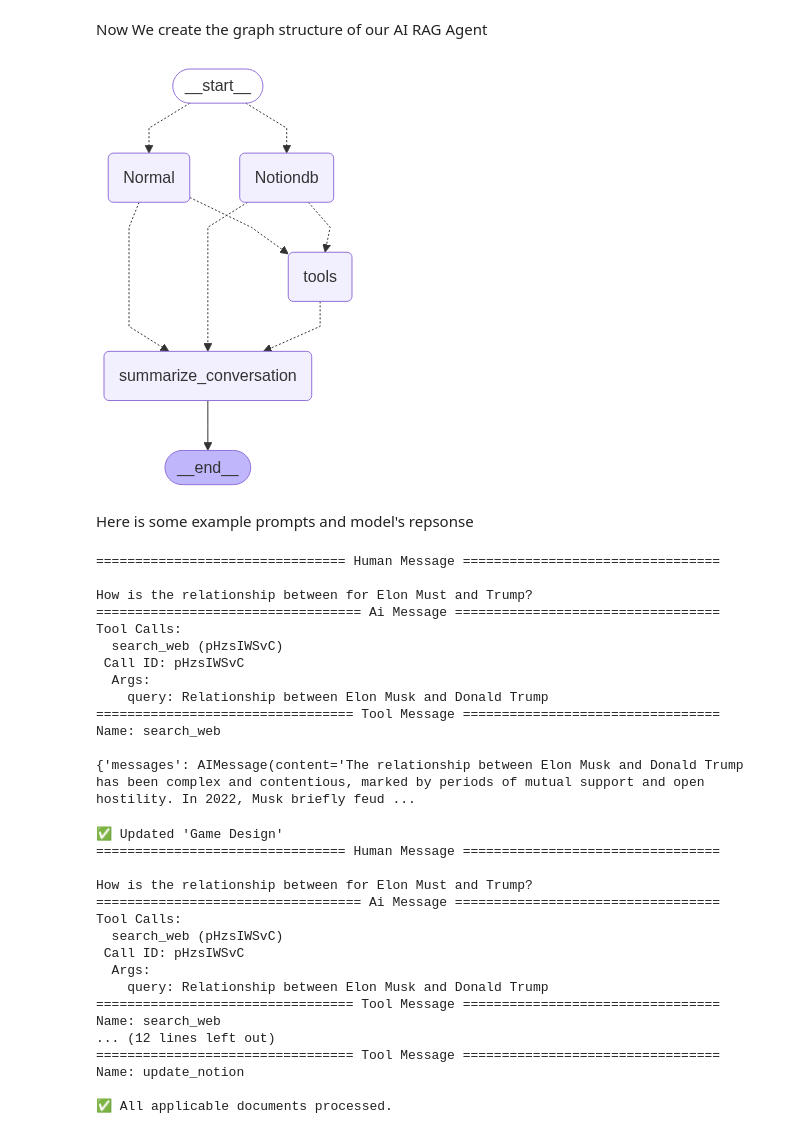
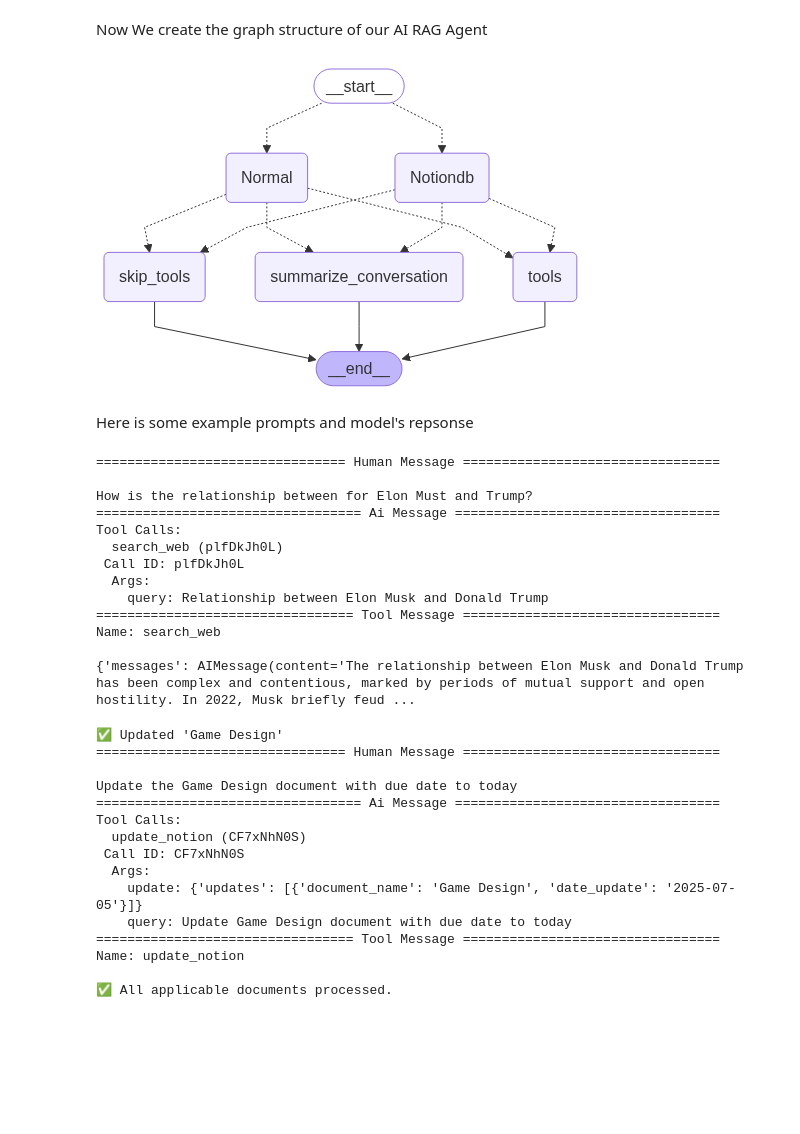
Before and after one commit to bicicow03/AI-RAG-Agent, a Jupyter notebook: AI RAG Agent.ipynb, the cells around one changed output. Cells and saved outputs as stored; diff of their text form; code cells hidden in the pictures; blank space fills up the shorter version.

```diff
--- a/AI RAG Agent.ipynb
+++ b/AI RAG Agent.ipynb
@@ -29,6 +30,7 @@ load_dotenv()  # This loads variables from .env into os.environ
 
 embedding_key = os.getenv("NVIDIA_EMBEDDING_API_KEY")
 client_key = os.getenv("MISTRALAI_NEMO_API_KEY")
+model_key = os.getenv("LLAMA_META_API_KEY")
 notion_key = os.getenv("INTEGRATION_TOKEN")
 database_key = os.getenv("DATABASE_ID")
 tavily_key = os.getenv("TAVILY_API_KEY")
@@ -48,6 +50,14 @@ client = ChatNVIDIA(
   max_tokens=1024,
 )
 
+model = ChatNVIDIA(
+  model="meta/llama-3.3-70b-instruct",
+  api_key=model_key,
+  temperature=0.2,
+  top_p=0.7,
+  max_tokens=1024,
+)
+
 tavily_search = TavilySearchResults(max_results=2)
 # %%
 # We're retrieving documents from the Notion Database and then storing them in a vector store
@@ -382,31 +391,47 @@ Now We create the graph structure of our AI RAG Agent
 # %%
 builder = StateGraph(State)
 builder.add_node("Normal", Normal)
 builder.add_node("Notiondb", Notiondb)
 builder.add_node("summarize_conversation", summarize_conversation)
 builder.add_node("tools", ToolNode(tools))
+builder.add_node("skip_tools", lambda state: state)
+
+def tools_condition(state):
+
+    messages = state["messages"][-1].content
+
+    instruction = (
+        f"From this user query: {messages} \n"
+        "decide if you already have all the information needed to complete user request."
+        "Return only 0 if u don't think tools are needed. The tools you currently posses are 'notion_updater' and 'web_search' ")
+    decide = model.invoke(instruction)
+    if decide == "0":
+        return "skip_tools"
+    else:
+        return "tools"
+
+
 
 builder.add_conditional_edges(START, DecideFunction, ["Normal", "Notiondb"])
 
-builder.add_conditional_edges("Normal", tools_condition)
-builder.add_conditional_edges("Notiondb", tools_condition)
+builder.add_conditional_edges("Normal", tools_condition, ["tools", "skip_tools"])
+builder.add_conditional_edges("Notiondb", tools_condition, ["tools", "skip_tools"])
 
 
-builder.add_conditional_edges("tools", should_continue, ["summarize_conversation", END])
 builder.add_conditional_edges("Normal", should_continue, ["summarize_conversation", END])
 builder.add_conditional_edges("Notiondb", should_continue, ["summarize_conversation", END])
 
 
 
 # Add
 memory = MemorySaver()
 graph = builder.compile(checkpointer=memory)
 
 # View
 #graph.get_graph().print_ascii()
 display(Image(graph.get_graph().draw_mermaid_png()))
 # %% [output]
-[figure, old version]
+[figure, new version]
 # %% [markdown]
 Here is some example prompts and model's repsonse
 # %%
@@ -424,8 +449,8 @@ for m in output['messages']:
 How is the relationship between for Elon Must and Trump?
 ================================== Ai Message ==================================
 Tool Calls:
-  search_web (pHzsIWSvC)
- Call ID: pHzsIWSvC
+  search_web (plfDkJh0L)
+ Call ID: plfDkJh0L
   Args:
     query: Relationship between Elon Musk and Donald Trump
 ================================= Tool Message =================================
@@ -434,7 +459,6 @@ Name: search_web
 {'messages': AIMessage(content='The relationship between Elon Musk and Donald Trump has been complex and contentious, marked by periods of mutual support and open hostility. In 2022, Musk briefly feud ...
 # %%
 # Create a thread
-config = {"configurable": {"thread_id": "1"}}
 input_message = HumanMessage(content="Update the Game Design document with due date to today")
 output = graph.invoke({"messages": [input_message]}, config)
 for m in output['messages']:
@@ -443,16 +467,14 @@ for m in output['messages']:
 ✅ Updated 'Game Design'
 ================================ Human Message =================================
 
-How is the relationship between for Elon Must and Trump?
+Update the Game Design document with due date to today
 ================================== Ai Message ==================================
 Tool Calls:
-  search_web (pHzsIWSvC)
- Call ID: pHzsIWSvC
+  update_notion (CF7xNhN0S)
+ Call ID: CF7xNhN0S
   Args:
-    query: Relationship between Elon Musk and Donald Trump
-================================= Tool Message =================================
-Name: search_web
-... (12 lines left out)
+    update: {'updates': [{'document_name': 'Game Design', 'date_update': '2025-07-05'}]}
+    query: Update Game Design document with due date to today
 ================================= Tool Message =================================
 Name: update_notion
 
```
Also changed, not shown: parts of 9 cells of this notebook.
